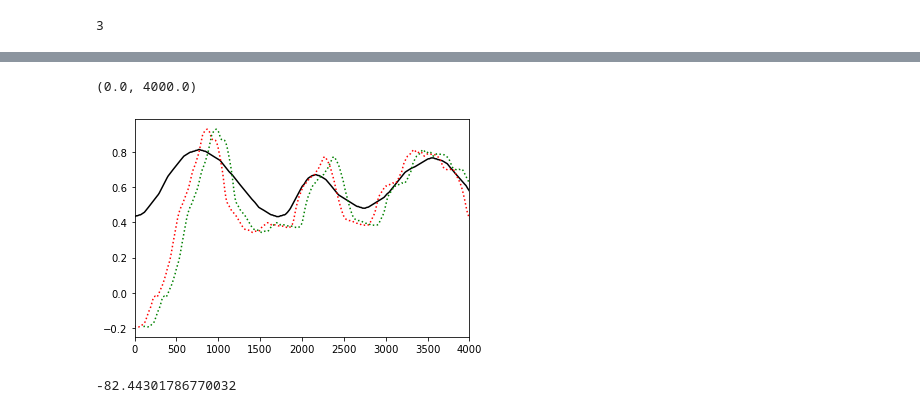
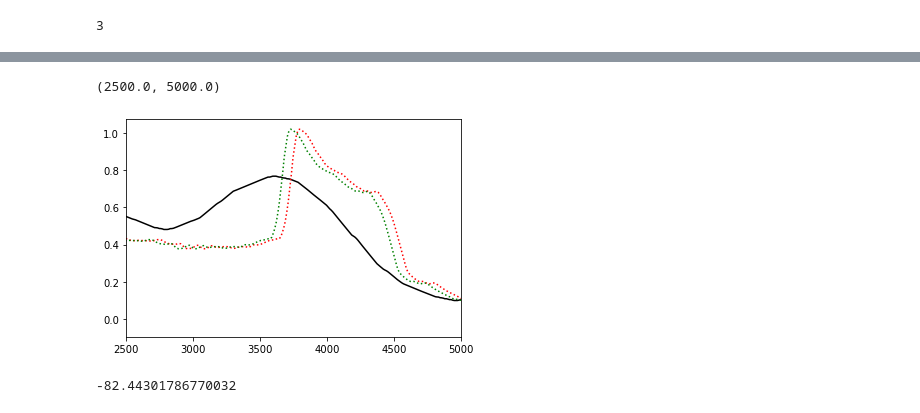
Before and after one commit to neuralabc/spft-java, a Jupyter notebook: spft/2022_06_Trial_by_trial_Bx.ipynb, the cells around one changed output, grey strips where cells are left out. Saved outputs shown, nothing was run; the diff lists cells and outputs as text; code cells hidden in the pictures.

```diff
--- a/spft/2022_06_Trial_by_trial_Bx.ipynb
+++ b/spft/2022_06_Trial_by_trial_Bx.ipynb
@@ -75,6 +77,8 @@ MVC = data['maximumLeftVoluntaryContraction']
 for_time_all = np.array(for_resp['times'])
 for_vals_all = compute_normalized_force_response(np.array(for_resp['values']),MVC) #convert to normalized value for comparison
 
+lag_xcorr_ms = []
+lag_lstsq_ms = []
 for block_idx in np.arange(len(blocks)):
     for trial_idx in np.arange(len(blocks[block_idx]['trials'])):
 
@@ -85,7 +89,7 @@ for block_idx in np.arange(len(blocks)):
         end = ref_time[-1]
 
         # compute mask of data in for response vector associated with this specific trial, select time/vals
-        for_trial_mask = (for_time_all-start >= 0) & (for_time_all-end<=0)
+        for_trial_mask = (for_time_all-start >= 0) & (for_time_all-end+1000<=0)
         for_time = for_time_all[for_trial_mask]
         for_vals = for_vals_all[for_trial_mask]
 
@@ -93,6 +97,7 @@ for block_idx in np.arange(len(blocks)):
         # then compute lag and other metrics, also shift by lag and compute metrics again
         # times are in ms, and we use the median time per interval for the conversion of lag (in timestep units) to ms
         ref_vals_interp = np.interp(for_time,ref_time,ref_vals) #linear (piece-wise) interpolation of presented target bar positions into the actual response, now we can subtract directly
+        # ref_vals_interp = interp1d(ref_time,ref_vals,kind='cubic')(for_time) #does not seem to make a difference here
         trial_lag_xcorr = lag_calc(ref_vals_interp,for_vals) #in samples
         time_per_interval = np.median(np.diff(for_time)) #time, in ms
         time_std_per_interval = np.std(np.diff(for_time)) #time, in ms
@@ -123,8 +128,8 @@ for block_idx in np.arange(len(blocks)):
         lag_aligned_trial_sse = ((snipped_ref_vals-snipped_for_vals)**2).sum()
 
         # print(f'Block {block_idx} - Trial {trial_idx}')
-        print(f'median interval time: {time_per_interval:.2f} ms')
-        print(f'std interval time   : {time_std_per_interval:.2f} ms')
+        # print(f'median interval time: {time_per_interval:.2f} ms')
+        # print(f'std interval time   : {time_std_per_interval:.2f} ms')
         # print(f'lag (time steps)    : {trial_lag_xcorr}')
         print(f'lag                 : {trial_lag_xcorr_ms:.2f} ms')
         print(f'lag (lstsq)         : {trial_lag_ms:.2f}')
@@ -134,14 +139,21 @@ for block_idx in np.arange(len(blocks)):
         # print(f'lag-aligned sse     : {lag_aligned_trial_sse:.2f} ms')
         # print(f'prop good elelements: {trial_prop_good_els:.2f}')
         print("")
+        lag_xcorr_ms.append(trial_lag_xcorr_ms)
+        lag_lstsq_ms.append(trial_lag_ms)
+        # plt.figure()
+        # plt.plot(for_time,ref_vals_interp,'k-',label='reference')
+        # plt.plot(for_time,for_vals,'b-',alpha=0.5, label='force')
+        # # plt.plot(snipped_for_time,snipped_ref_vals,'k-',label='reference')
+        # plt.plot(snipped_for_time-trial_lag_xcorr_ms,snipped_for_vals,'r:',label='aligned force')
+        # plt.plot(snipped_for_time-trial_lag_ms,snipped_for_vals,'g:',label='aligned force')
 
-        plt.figure()
-        plt.plot(for_time,ref_vals_interp,'k-',label='reference')
-        plt.plot(for_time,for_vals,'b-',alpha=0.5, label='force')
-        # plt.plot(snipped_for_time,snipped_ref_vals,'k-',label='reference')
-        plt.plot(snipped_for_time-trial_lag_xcorr_ms,snipped_for_vals,'r:',label='aligned force')
-        plt.plot(snipped_for_time-trial_lag_ms,snipped_for_vals,'g:',label='aligned force')
-
-        # plt.text(f'lag {trial_lag_xcorr_ms:.2f} ms')
-        plt.legend()
+        # # plt.text(f'lag {trial_lag_xcorr_ms:.2f} ms')
+        # plt.legend()
+    #     print(np.corrcoef(snipped_for_vals, snipped_ref_vals)[0,1])
+    #     print(trial_lag_xcorr)
+    #     print(np.corrcoef(snipped_for_vals[first_match_idx:], snipped_ref_vals[first_match_idx:])[0,1])
+    #     if trial_idx ==1:
+    #         break
+    # break
 # %% [output]
@@ -175,14 +195,15 @@ trial_lag_ms
 # %%
 plt.figure()
 plt.plot(for_time,ref_vals_interp,'k-',label='reference')
 # plt.plot(for_time,for_vals,'b-',alpha=0.5, label='force')
 # plt.plot(snipped_for_time,snipped_ref_vals,'k-',label='reference')
 plt.plot(snipped_for_time-trial_lag_xcorr_ms,snipped_for_vals,'r:',label='aligned force')
 plt.plot(snipped_for_time-trial_lag_ms,snipped_for_vals,'g:',label='aligned force')
-plt.xlim(0,4000)
+plt.xlim(2500,5000)
+# plt.ylim(0.6,1)
 # %% [output]
-(0.0, 4000.0)
+(2500.0, 5000.0)
-[figure, old version]
+[figure, new version]
 # %%
 lag_calc_ms(for_time,ref_vals_interp,for_vals)
 # %% [output]
```
Also changed, not shown: parts of 5 cells of this notebook.
